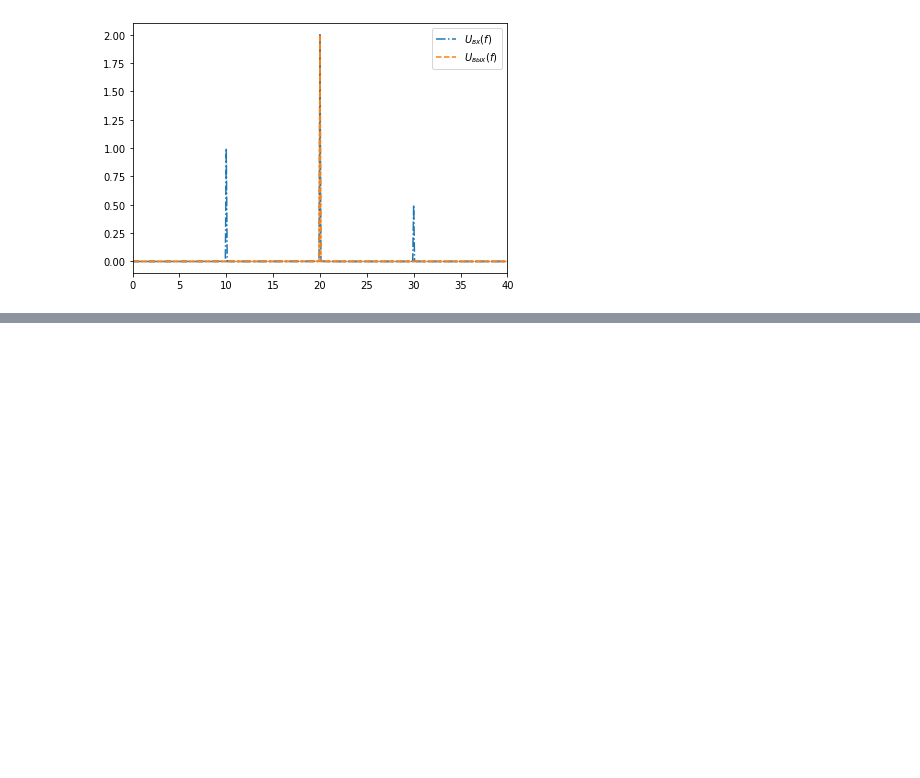
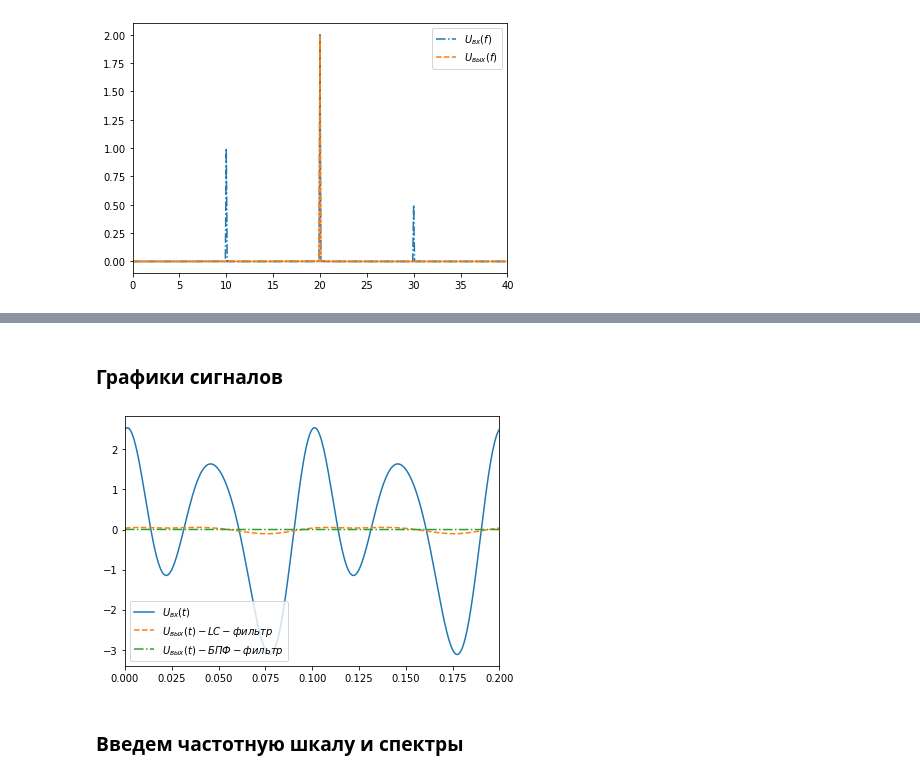
Before and after one commit to DaniilSysoev/opisis_sem_5, a Jupyter notebook: Описис_сем_5.ipynb, the cells around one changed output, grey strips where cells are left out. Cells and saved outputs as stored; diff of their text form; code cells hidden in the pictures; blank space fills up the shorter version.

```diff
--- a/Описис_сем_5.ipynb
+++ b/Описис_сем_5.ipynb
@@ -404,0 +489,19 @@ plt.show()
+# %%
+t = np.linspace(0, T, n)
+uinp0 = signal1(f * t)
+uout1 = signal2(f * t)
+uout2 = filter(t, uinp0, fl, fh).real
+# %% [markdown]
+<h3>Графики сигналов</h3>
+# %%
+plt.plot(t, uinp0, label='$U_{вх}(t)$')
+plt.plot(t, uout1, '--', label='$U_{вых}(t) - LC-фильтр$')
+plt.plot(t, uout2, '-.', label='$U_{вых}(t) - БПФ-фильтр$')
+plt.axis(xmin=0, xmax=2 / f)
+plt.legend(loc='best')
+plt.tight_layout()
+plt.show()
+# %% [output]
+[figure, added]
+# %% [markdown]
+<h3>Введем частотную шкалу и спектры</h3>
```
Also changed, not shown: parts of 43 cells of this notebook.
